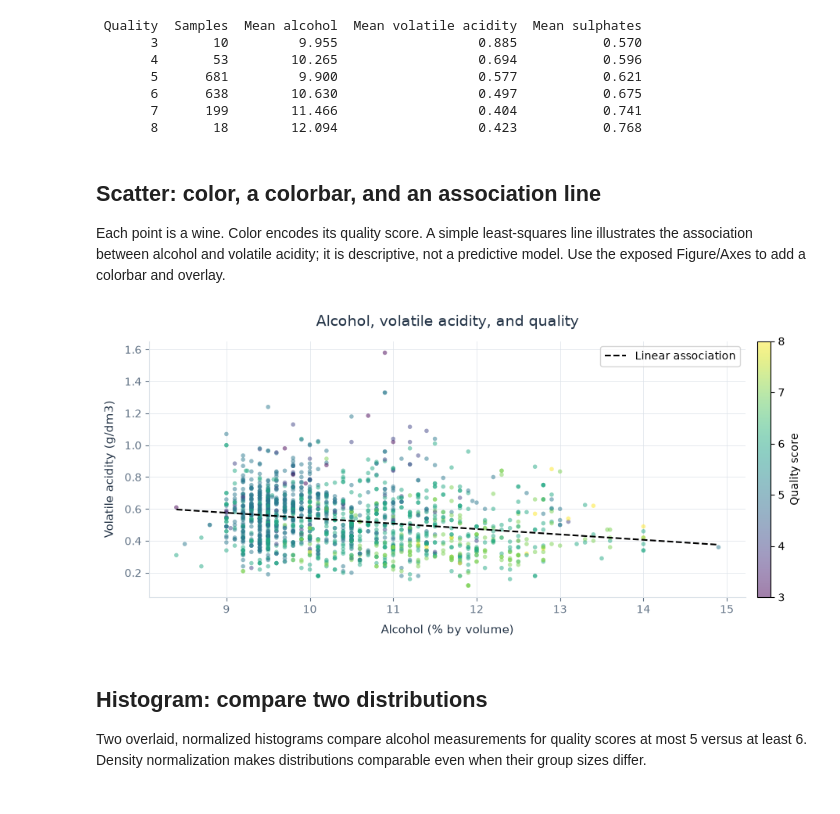
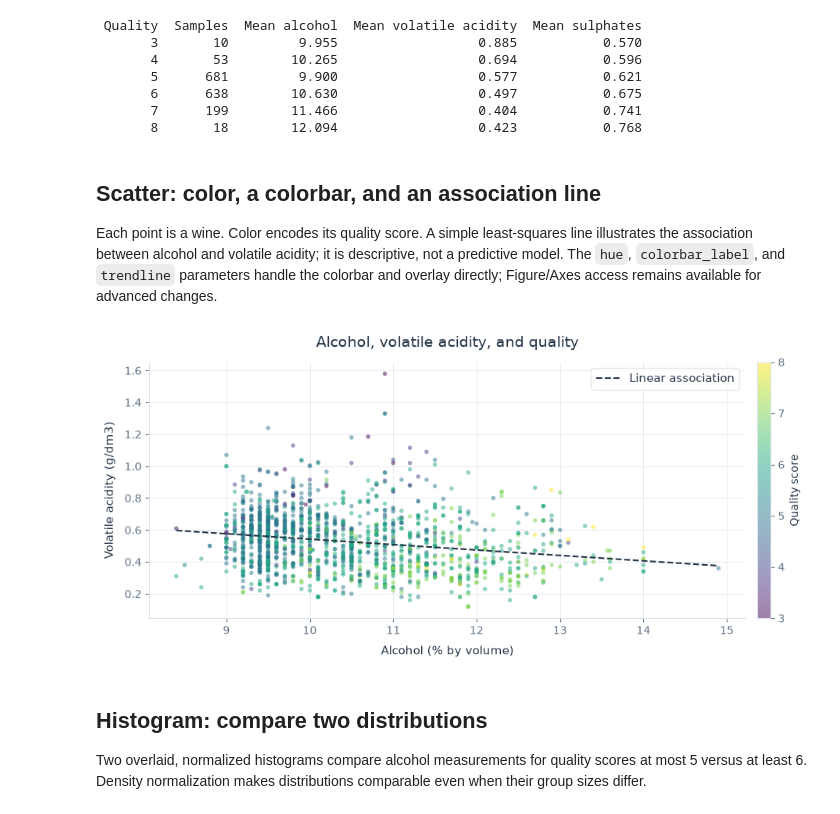
Before and after one commit to michalszc/prettydata, a Jupyter notebook: notebooks/wine_quality_report.ipynb, the cells around one changed output. Cells and saved outputs as stored; diff of their text form; code cells hidden in the pictures.

```diff
--- a/notebooks/wine_quality_report.ipynb
+++ b/notebooks/wine_quality_report.ipynb
@@ -91,29 +90,19 @@ print(summary_data.to_string(index=False))
 # %% [markdown]
 ## Scatter: color, a colorbar, and an association line
 
-Each point is a wine. Color encodes its quality score. A simple least-squares line illustrates the association between alcohol and volatile acidity; it is descriptive, not a predictive model. Use the exposed Figure/Axes to add a colorbar and overlay.
+Each point is a wine. Color encodes its quality score. A simple least-squares line illustrates the association between alcohol and volatile acidity; it is descriptive, not a predictive model. The `hue`, `colorbar_label`, and `trendline` parameters handle the colorbar and overlay directly; Figure/Axes access remains available for advanced changes.
 # %%
 scatter = Chart.scatter(
     data=wines, x="alcohol", y="volatile acidity",
-    c=wines.df["quality"], cmap="viridis", vmin=3, vmax=8,
-    s=16, alpha=0.5, edgecolors="none",
+    hue="quality", colorbar_label="Quality score", trendline=True,
+    cmap="viridis", vmin=3, vmax=8, s=16, alpha=0.5, edgecolors="none",
     title="Alcohol, volatile acidity, and quality",
     xlabel="Alcohol (% by volume)", ylabel="Volatile acidity (g/dm3)",
     figsize=(9, 4.2),
 )
-colorbar = scatter.fig.colorbar(scatter.ax.collections[0], ax=scatter.ax, pad=0.02)
-colorbar.set_label("Quality score")
-slope = wines.df["alcohol"].cov(wines.df["volatile acidity"]) / wines.df["alcohol"].var()
-intercept = wines.df["volatile acidity"].mean() - slope * wines.df["alcohol"].mean()
-x_range = [wines.df["alcohol"].min(), wines.df["alcohol"].max()]
-scatter.ax.plot(
-    x_range, [intercept + slope * value for value in x_range],
-    color="black", linestyle="--", linewidth=1.5, label="Linear association",
-)
-scatter.ax.legend(loc="upper right")
 scatter.show()
 # %% [output]
-[figure, old version]
+[figure, new version]
 # %% [markdown]
 ## Histogram: compare two distributions
 
```
Also changed, not shown: parts of 5 cells of this notebook, 15 other files.
